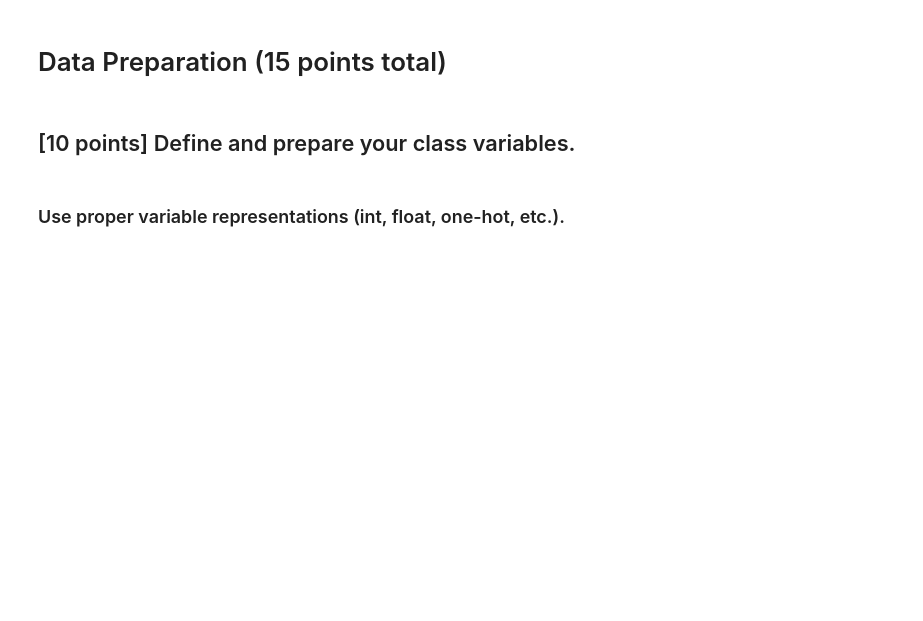
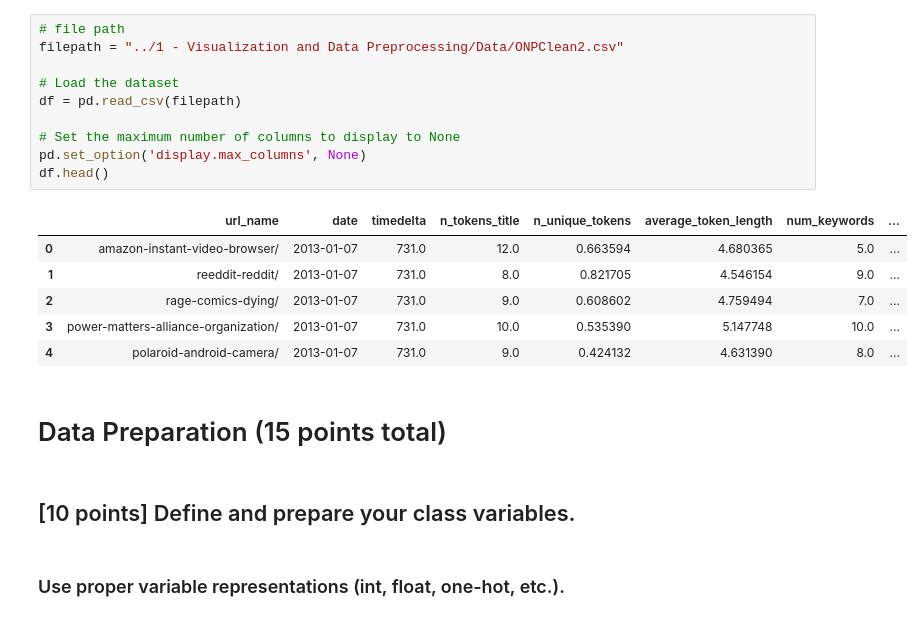
Before and after one commit to Mcusac/OnlineNewsPopML, a Jupyter notebook: 2 - Classification/Classification(Matt).ipynb, the cells around one changed output. Drawn from its saved outputs; the diff is of its cells as text; blank space fills up the shorter version.

```diff
--- a/2 - Classification/Classification(Matt).ipynb
+++ b/2 - Classification/Classification(Matt).ipynb
@@ -1,3 +18,20 @@
+# %%
+# file path
+filepath = "../1 - Visualization and Data Preprocessing/Data/ONPClean2.csv"
+
+# Load the dataset
+df = pd.read_csv(filepath)
+
+# Set the maximum number of columns to display to None
+pd.set_option('display.max_columns', None)
+df.head()
+# %% [output]
+|  | url_name | date | timedelta | n_tokens_title | n_unique_tokens | average_token_length | num_keywords | ... |
+| 0 | amazon-instant-video-browser/ | 2013-01-07 | 731.0 | 12.0 | 0.663594 | 4.680365 | 5.0 | ... |
+| 1 | reeddit-reddit/ | 2013-01-07 | 731.0 | 8.0 | 0.821705 | 4.546154 | 9.0 | ... |
+| 2 | rage-comics-dying/ | 2013-01-07 | 731.0 | 9.0 | 0.608602 | 4.759494 | 7.0 | ... |
+| 3 | power-matters-alliance-organization/ | 2013-01-07 | 731.0 | 10.0 | 0.535390 | 5.147748 | 10.0 | ... |
+| 4 | polaroid-android-camera/ | 2013-01-07 | 731.0 | 9.0 | 0.424132 | 4.631390 | 8.0 | ... |
 # %% [markdown]
 # Data Preparation (15 points total)
 # %% [markdown]
```
Also changed, not shown: parts of 28 cells of this notebook.
